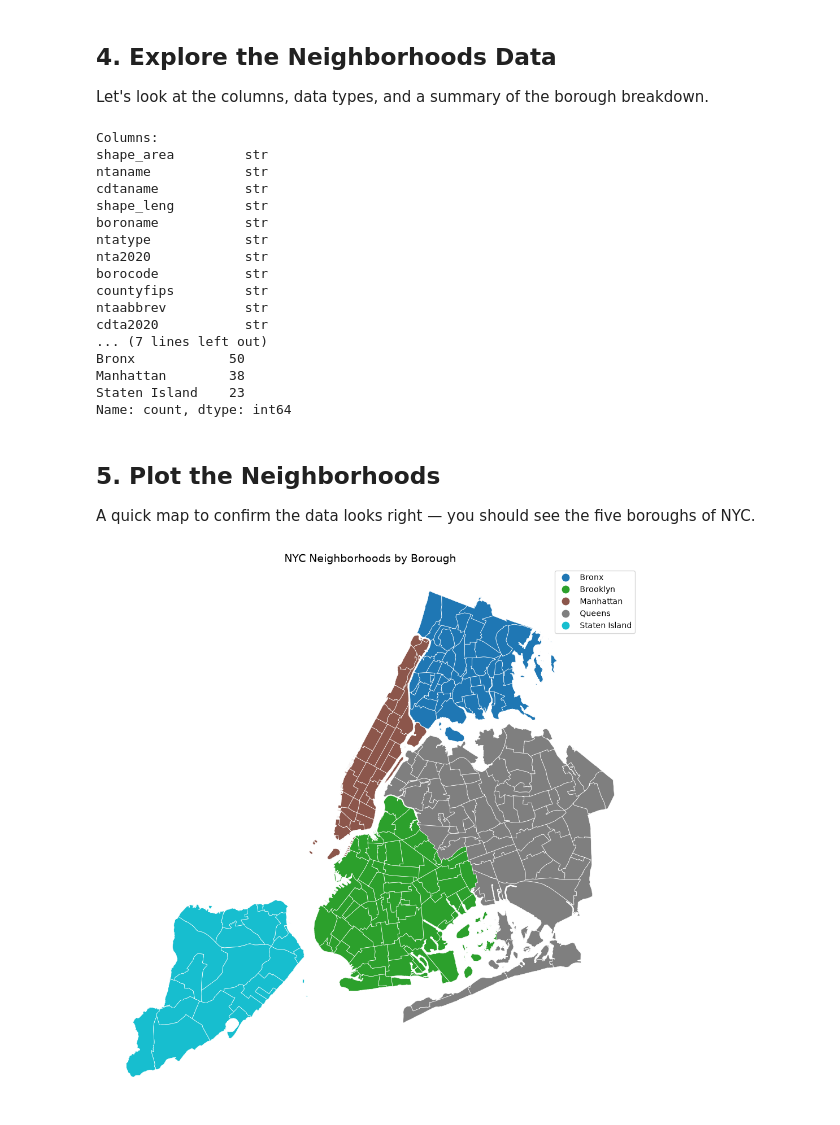
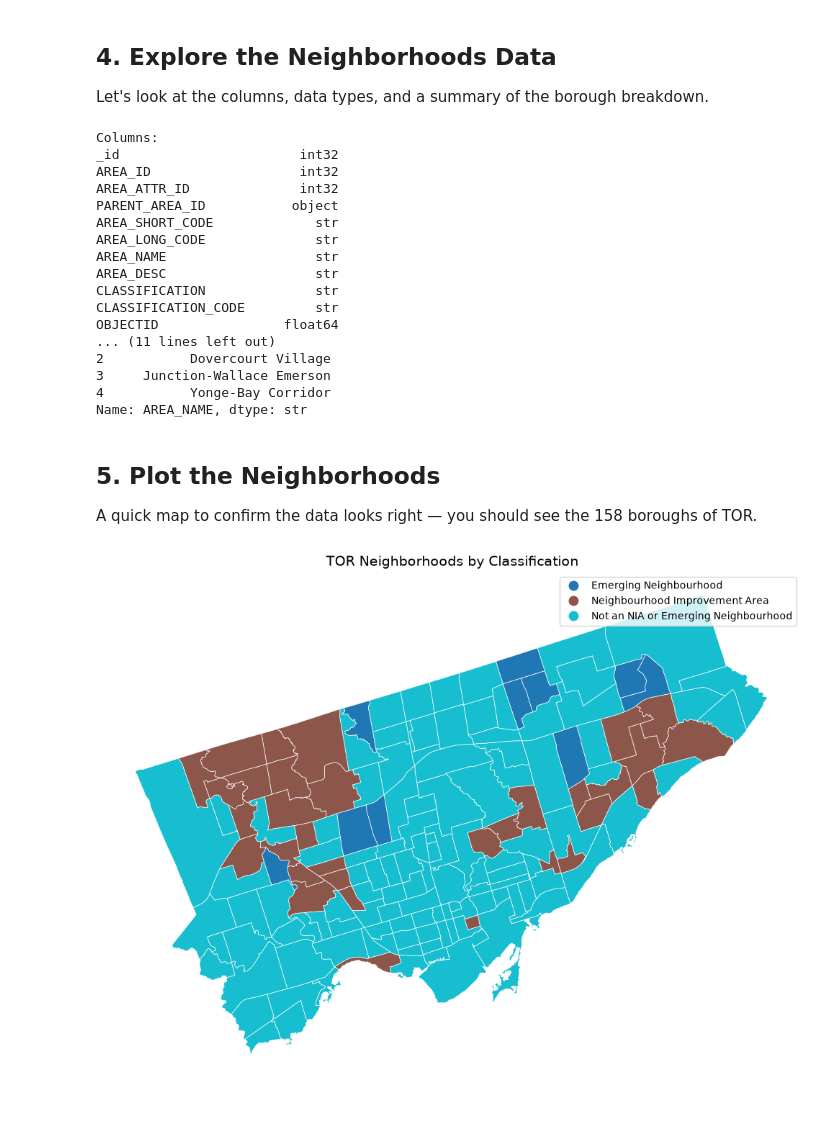
Before and after one commit to AdrianChC/tor-trees-analysis, a Jupyter notebook: analysis.ipynb, the cells around one changed output. Saved outputs shown, nothing was run; the diff lists cells and outputs as text; code cells hidden in the pictures.

```diff
--- a/analysis.ipynb
+++ b/analysis.ipynb
@@ -32,5 +32,5 @@ We load the Neighborhood Tabulation Areas (NTAs) GeoJSON that was downloaded in
 # %%
-neighborhoods = gpd.read_file("../2.2-postgis-setup/data/nyc_neighborhoods.geojson")
+neighborhoods = gpd.read_file("./data/raw/tor_neighborhoods.geojson")
 
 print(f"Shape: {neighborhoods.shape}")
 print(f"CRS:   {neighborhoods.crs}")
@@ -80,45 +81,48 @@ Let's look at the columns, data types, and a summary of the borough breakdown.
 print("Columns:")
 print(neighborhoods.dtypes)
 print()
-print("Neighborhoods per borough:")
-print(neighborhoods['boroname'].value_counts())
+print(neighborhoods['CLASSIFICATION'].value_counts())
+print()
+print(neighborhoods['AREA_NAME'].head())
 # %% [output]
 Columns:
-shape_area         str
-ntaname            str
-cdtaname           str
-shape_leng         str
-boroname           str
-ntatype            str
-nta2020            str
-borocode           str
-countyfips         str
-ntaabbrev          str
-cdta2020           str
-... (7 lines left out)
-Bronx            50
-Manhattan        38
-Staten Island    23
-Name: count, dtype: int64
+_id                       int32
+AREA_ID                   int32
+AREA_ATTR_ID              int32
+PARENT_AREA_ID           object
+AREA_SHORT_CODE             str
+AREA_LONG_CODE              str
+AREA_NAME                   str
+AREA_DESC                   str
+CLASSIFICATION              str
+CLASSIFICATION_CODE         str
+OBJECTID                float64
+... (11 lines left out)
+2           Dovercourt Village
+3     Junction-Wallace Emerson
+4           Yonge-Bay Corridor
+Name: AREA_NAME, dtype: str
+# %%
+neigh = neighborhoods[['AREA_NAME','CLASSIFICATION','geometry']]
 # %% [markdown]
 ## 5. Plot the Neighborhoods
 
-A quick map to confirm the data looks right — you should see the five boroughs of NYC.
+A quick map to confirm the data looks right — you should see the 158 boroughs of TOR.
 # %%
 fig, ax = plt.subplots(1, 1, figsize=(10, 10))
 
-neighborhoods.plot(
+neigh.plot(
     ax=ax,
-    column='boroname',
+    column='CLASSIFICATION',
     legend=True,
     edgecolor='white',
     linewidth=0.5,
 )
 
-ax.set_title('NYC Neighborhoods by Borough', fontsize=14)
+ax.set_title('TOR Neighborhoods by Classification', fontsize=14)
 ax.set_axis_off()
 plt.tight_layout()
 plt.show()
 # %% [output]
-[figure, old version]
+[figure, new version]
 # %% [markdown]
```
Also changed, not shown: parts of 23 cells of this notebook, 1 other file.
